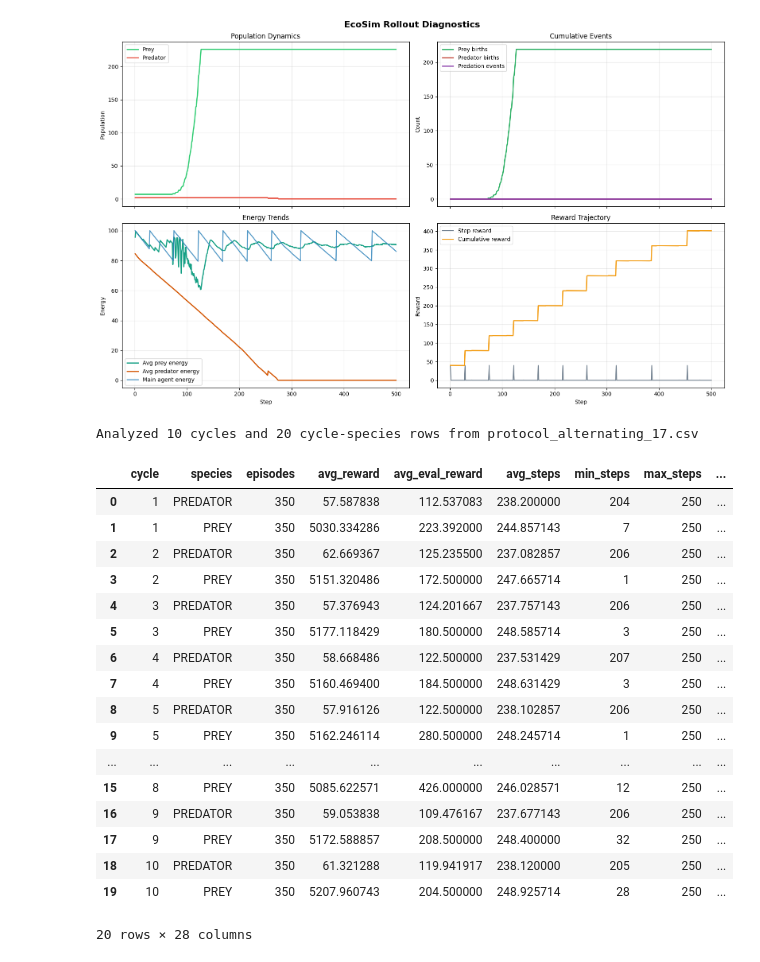
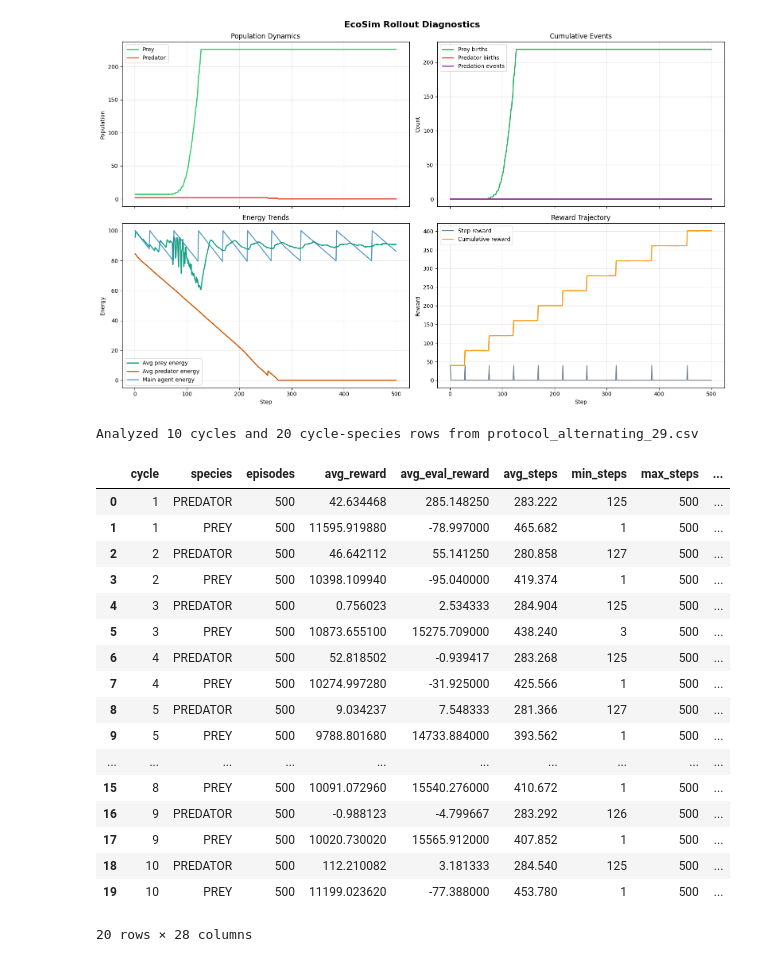
Before and after one commit to AlejLr/ecoSim, a Jupyter notebook: src/notebooks/test_model.ipynb, the cells around one changed output. Drawn from its saved outputs; the diff is of its cells as text; code cells hidden in the pictures.

```diff
--- a/src/notebooks/test_model.ipynb
+++ b/src/notebooks/test_model.ipynb
@@ -367,7 +359,7 @@ else:
 # %%
 from pathlib import Path
 
-csv_path = ROOT / 'src' / 'models' / 'results' / 'protocol_alternating_17.csv'
+csv_path = ROOT / 'src' / 'models' / 'results' / 'protocol_alternating_29.csv'
 
 
 def analyze_protocol_csv(csv_path: Path) -> pd.DataFrame:
@@ -474,48 +466,48 @@ def analyze_protocol_csv(csv_path: Path) -> pd.DataFrame:
         cycle_value = int(cycle)
         prey_subset = cycle_df[cycle_df['agent_type'].str.upper() == 'PREY']
         predator_subset = cycle_df[cycle_df['agent_type'].str.upper() == 'PREDATOR']
 
         prey_summary = summarize_subset(prey_subset, 'PREY').to_dict()
         predator_summary = summarize_subset(predator_subset, 'PREDATOR').to_dict()
 
         prey_summary['cycle'] = cycle_value
         predator_summary['cycle'] = cycle_value
         summary_rows.extend([prey_summary, predator_summary])
 
     cycle_summary = pd.DataFrame(summary_rows)
     cycle_summary = cycle_summary[
         [
             'cycle', 'species', 'episodes', 'avg_reward', 'avg_eval_reward', 'avg_steps', 'min_steps', 'max_steps',
             'prey_population_mean', 'prey_population_peak', 'predator_population_mean', 'predator_population_peak',
             'avg_prey_energy_mean', 'avg_predator_energy_mean', 'active_population_steps', 'predation_proxy_steps',
             'best_reward_episode', 'best_reward_agent', 'best_reward_phase', 'best_reward',
             'best_eval_episode', 'best_eval_agent', 'best_eval_phase', 'best_eval_reward',
             'worst_reward_episode', 'worst_reward_agent', 'worst_reward_phase', 'worst_reward'
         ]
     ]
     return cycle_summary.sort_values(['cycle', 'species']).reset_index(drop=True)
 
 
 protocol_summary = analyze_protocol_csv(csv_path)
 print(f'Analyzed {protocol_summary["cycle"].nunique()} cycles and {len(protocol_summary)} cycle-species rows from {csv_path.name}')
 protocol_summary
 # %% [output]
-Analyzed 10 cycles and 20 cycle-species rows from protocol_alternating_17.csv
+Analyzed 10 cycles and 20 cycle-species rows from protocol_alternating_29.csv
 |  | cycle | species | episodes | avg_reward | avg_eval_reward | avg_steps | min_steps | max_steps | ... |
-| 0 | 1 | PREDATOR | 350 | 57.587838 | 112.537083 | 238.200000 | 204 | 250 | ... |
-| 1 | 1 | PREY | 350 | 5030.334286 | 223.392000 | 244.857143 | 7 | 250 | ... |
-| 2 | 2 | PREDATOR | 350 | 62.669367 | 125.235500 | 237.082857 | 206 | 250 | ... |
-| 3 | 2 | PREY | 350 | 5151.320486 | 172.500000 | 247.665714 | 1 | 250 | ... |
-| 4 | 3 | PREDATOR | 350 | 57.376943 | 124.201667 | 237.757143 | 206 | 250 | ... |
-| 5 | 3 | PREY | 350 | 5177.118429 | 180.500000 | 248.585714 | 3 | 250 | ... |
-| 6 | 4 | PREDATOR | 350 | 58.668486 | 122.500000 | 237.531429 | 207 | 250 | ... |
-| 7 | 4 | PREY | 350 | 5160.469400 | 184.500000 | 248.631429 | 3 | 250 | ... |
-| 8 | 5 | PREDATOR | 350 | 57.916126 | 122.500000 | 238.102857 | 206 | 250 | ... |
-| 9 | 5 | PREY | 350 | 5162.246114 | 280.500000 | 248.245714 | 1 | 250 | ... |
+| 0 | 1 | PREDATOR | 500 | 42.634468 | 285.148250 | 283.222 | 125 | 500 | ... |
+| 1 | 1 | PREY | 500 | 11595.919880 | -78.997000 | 465.682 | 1 | 500 | ... |
+| 2 | 2 | PREDATOR | 500 | 46.642112 | 55.141250 | 280.858 | 127 | 500 | ... |
+| 3 | 2 | PREY | 500 | 10398.109940 | -95.040000 | 419.374 | 1 | 500 | ... |
+| 4 | 3 | PREDATOR | 500 | 0.756023 | 2.534333 | 284.904 | 125 | 500 | ... |
+| 5 | 3 | PREY | 500 | 10873.655100 | 15275.709000 | 438.240 | 3 | 500 | ... |
+| 6 | 4 | PREDATOR | 500 | 52.818502 | -0.939417 | 283.268 | 125 | 500 | ... |
+| 7 | 4 | PREY | 500 | 10274.997280 | -31.925000 | 425.566 | 1 | 500 | ... |
+| 8 | 5 | PREDATOR | 500 | 9.034237 | 7.548333 | 281.366 | 127 | 500 | ... |
+| 9 | 5 | PREY | 500 | 9788.801680 | 14733.884000 | 393.562 | 1 | 500 | ... |
 | ... | ... | ... | ... | ... | ... | ... | ... | ... | ... |
-| 15 | 8 | PREY | 350 | 5085.622571 | 426.000000 | 246.028571 | 12 | 250 | ... |
-| 16 | 9 | PREDATOR | 350 | 59.053838 | 109.476167 | 237.677143 | 206 | 250 | ... |
-| 17 | 9 | PREY | 350 | 5172.588857 | 208.500000 | 248.400000 | 32 | 250 | ... |
-| 18 | 10 | PREDATOR | 350 | 61.321288 | 119.941917 | 238.120000 | 205 | 250 | ... |
-| 19 | 10 | PREY | 350 | 5207.960743 | 204.500000 | 248.925714 | 28 | 250 | ... |
+| 15 | 8 | PREY | 500 | 10091.072960 | 15540.276000 | 410.672 | 1 | 500 | ... |
+| 16 | 9 | PREDATOR | 500 | -0.988123 | -4.799667 | 283.292 | 126 | 500 | ... |
+| 17 | 9 | PREY | 500 | 10020.730020 | 15565.912000 | 407.852 | 1 | 500 | ... |
+| 18 | 10 | PREDATOR | 500 | 112.210082 | 3.181333 | 284.540 | 125 | 500 | ... |
+| 19 | 10 | PREY | 500 | 11199.023620 | -77.388000 | 453.780 | 1 | 500 | ... |
 20 rows × 28 columns
```
Also changed, not shown: parts of 4 cells of this notebook, 29 other files.
